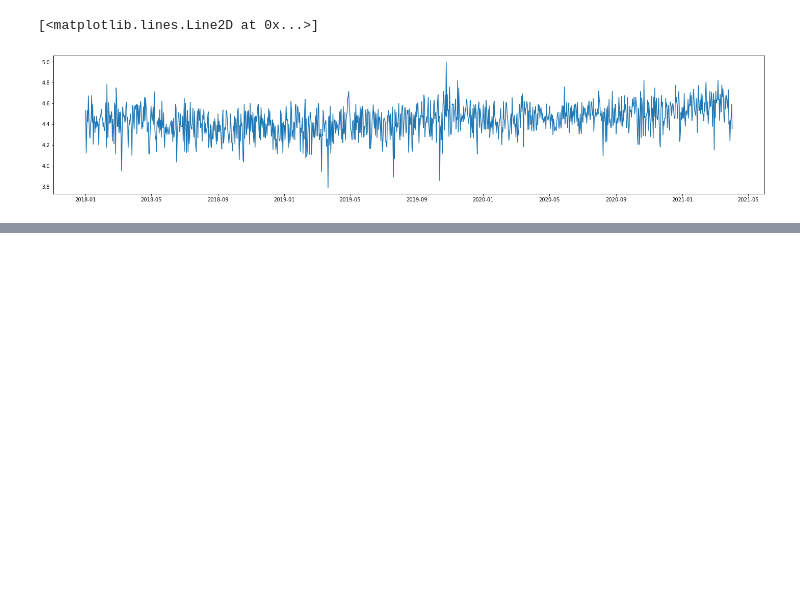
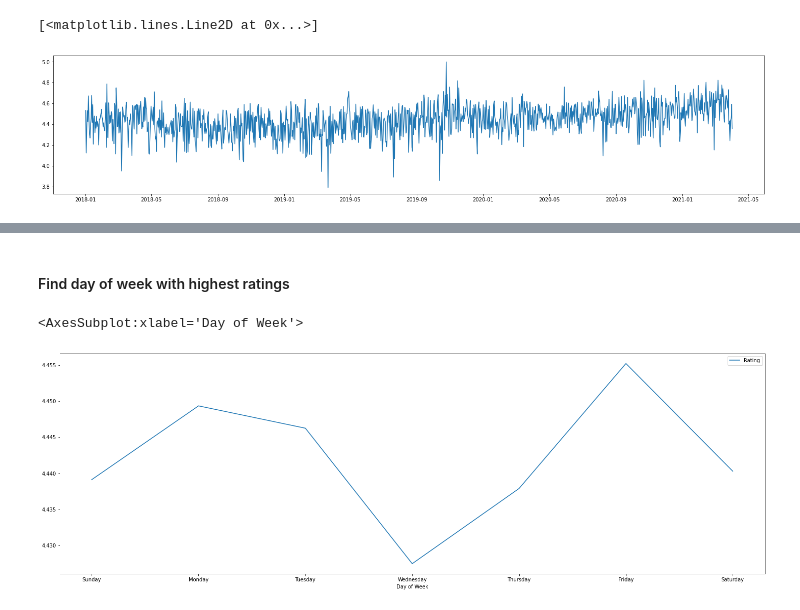
Before and after one commit to jennarowan/CourseReviews, a Jupyter notebook: ReviewVisualization.ipynb, the cells around one changed output, grey strips where cells are left out. Saved outputs shown, nothing was run; the diff lists cells and outputs as text; code cells hidden in the pictures; blank space fills up the shorter version.

```diff
--- a/ReviewVisualization.ipynb
+++ b/ReviewVisualization.ipynb
@@ -42,0 +103,12 @@ plt.plot(day_average.index, day_average["Rating"])
+# %% [markdown]
+#### Find day of week with highest ratings
+# %%
+data["Day of Week"] = data["Timestamp"].dt.strftime("%w")
+data["Day of Week"] = data["Day of Week"].replace(["0", "1", "2", "3", "4", "5", "6"],
+     ["Sunday", "Monday", "Tuesday", "Wednesday", "Thursday", "Friday", "Saturday"])
+day_order = ["Sunday", "Monday", "Tuesday", "Wednesday", "Thursday", "Friday", "Saturday"]
+day_of_week_average = data.groupby(["Day of Week"]).mean()
+day_of_week_average.loc[day_order].plot(figsize = (25, 8))
+# %% [output]
+<AxesSubplot:xlabel='Day of Week'>
+[figure, added]
```
Also changed, not shown: parts of 9 cells of this notebook.
